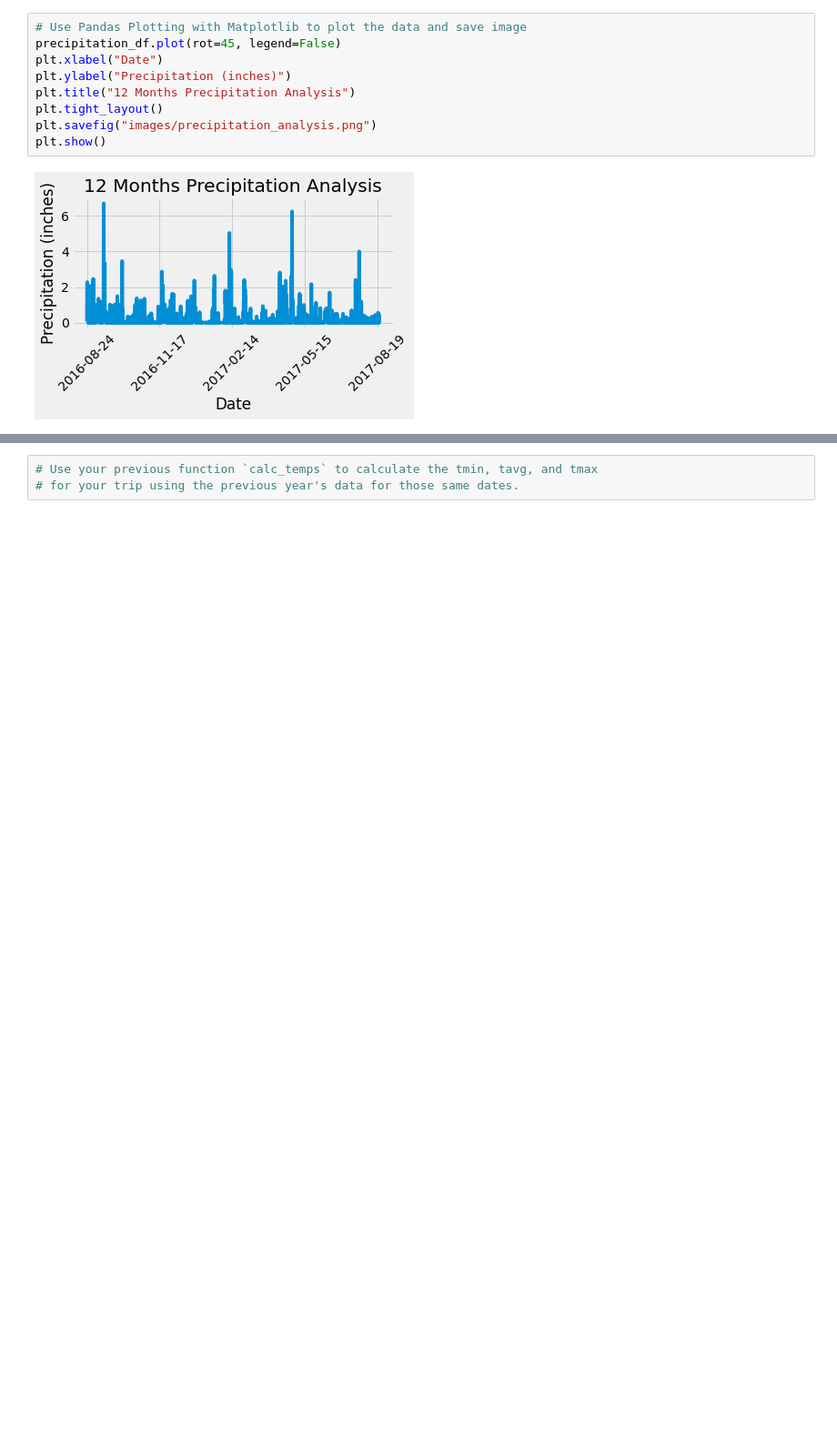
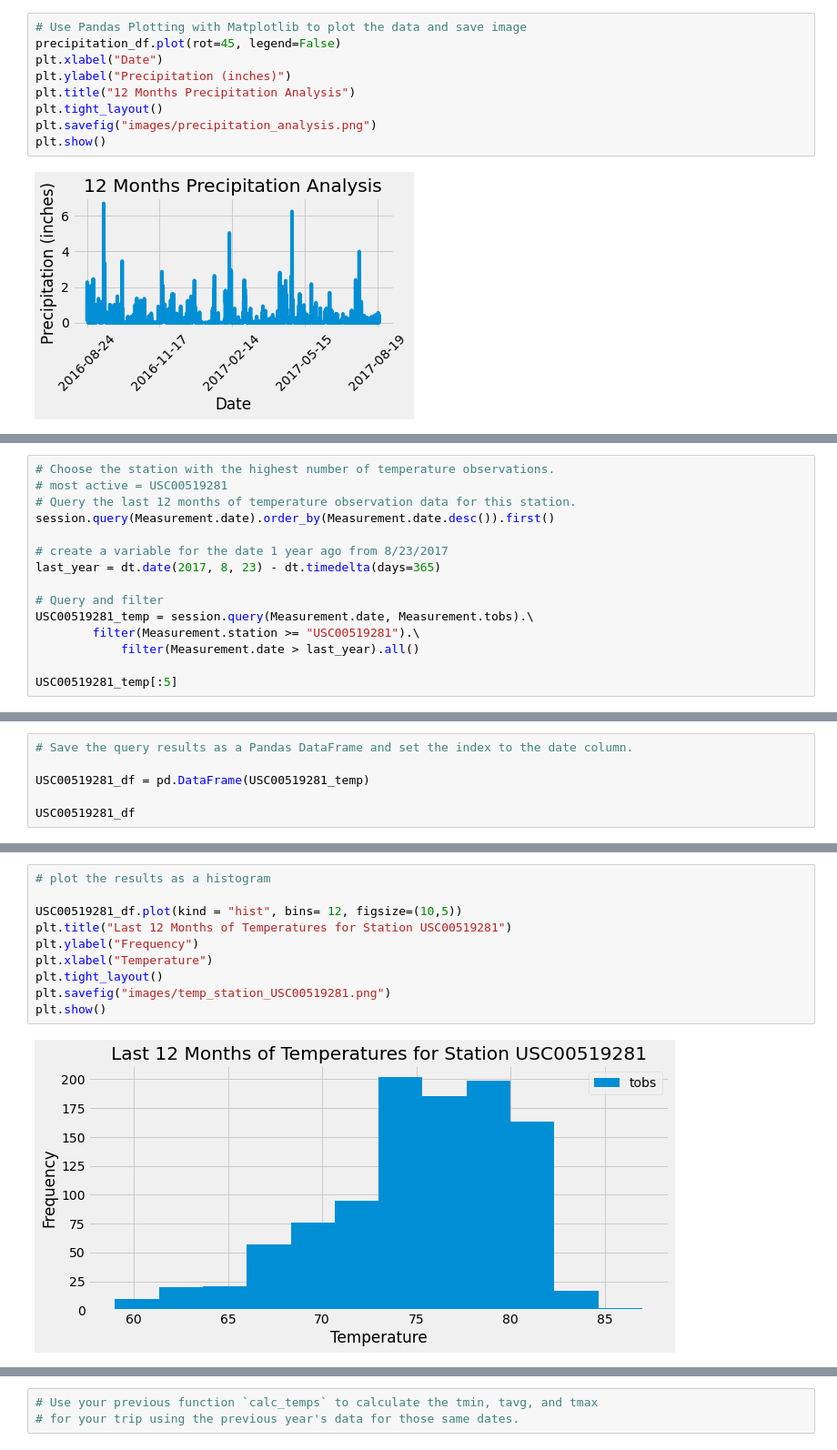
Before and after one commit to KGore12/sqlalchemy-challenge, a Jupyter notebook: climate_starter.ipynb, the cells around one changed output, grey strips where cells are left out. Shown: that part at 91% size. Saved outputs shown, nothing was run; the diff lists cells and outputs as text; blank space fills up the shorter version.

Commit message:
completed station analysis and histogram

```diff
--- a/climate_starter.ipynb
+++ b/climate_starter.ipynb
@@ -152,0 +201,15 @@ plt.show()
+# %%
+# Choose the station with the highest number of temperature observations.
+# most active = USC00519281
+# Query the last 12 months of temperature observation data for this station.
+session.query(Measurement.date).order_by(Measurement.date.desc()).first()
+
+# create a variable for the date 1 year ago from 8/23/2017
+last_year = dt.date(2017, 8, 23) - dt.timedelta(days=365)
+
+# Query and filter
+USC00519281_temp = session.query(Measurement.date, Measurement.tobs).\
+        filter(Measurement.station >= "USC00519281").\
+            filter(Measurement.date > last_year).all()
+
+USC00519281_temp[:5]
@@ -152,0 +222,6 @@ plt.show()
+# %%
+# Save the query results as a Pandas DataFrame and set the index to the date column.
+
+USC00519281_df = pd.DataFrame(USC00519281_temp)
+
+USC00519281_df
@@ -153 +242,13 @@ plt.show()
+# %%
+# plot the results as a histogram
+
+USC00519281_df.plot(kind = "hist", bins= 12, figsize=(10,5))
+plt.title("Last 12 Months of Temperatures for Station USC00519281")
+plt.ylabel("Frequency")
+plt.xlabel("Temperature")
+plt.tight_layout()
+plt.savefig("images/temp_station_USC00519281.png")
+plt.show()
+# %% [output]
+[figure, added]
 # %% [markdown]
```
Also changed, not shown: parts of 11 cells of this notebook, 1 other file.
